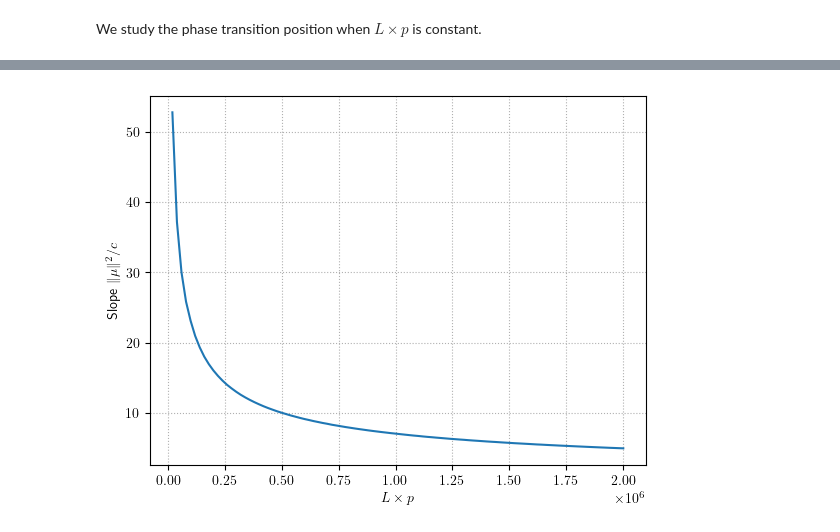
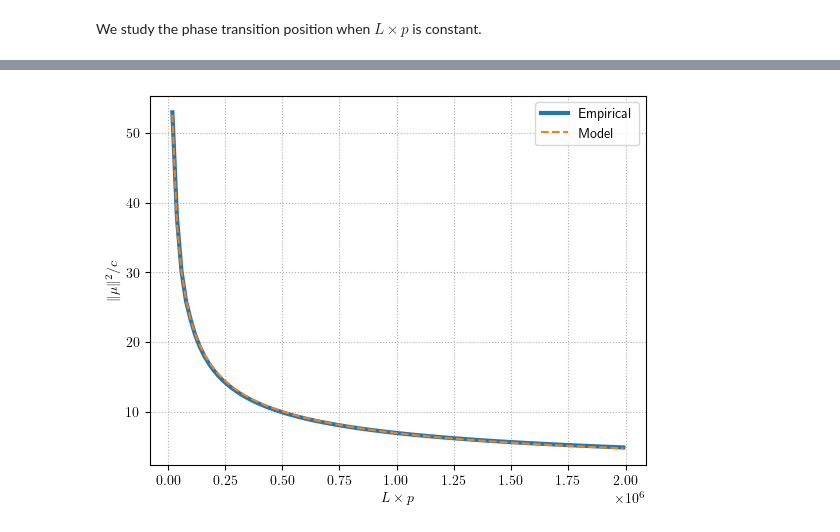
Before and after one commit to HugoLebeau/online_learning, a Jupyter notebook: Phase transition at constant memory.ipynb, the cells around one changed output, grey strips where cells are left out. Drawn from its saved outputs; the diff is of its cells as text; code cells hidden in the pictures.

```diff
--- a/Phase transition at constant memory.ipynb
+++ b/Phase transition at constant memory.ipynb
@@ -13,10 +13,8 @@ np.random.seed(14159)
 We study the phase transition position when $L \times p$ is constant.
 # %%
 n = 10000
-c_r = np.arange(1, 200+1)/100
+c_r = np.arange(0.01, 2, 0.01)
 p_r = np.round(c_r*n).astype(int)
-
-mem_size = p_r[-1]*10 # Memory size (L*p)
 # %%
 def get_pht(mem):
     L_r = np.round(mem/(c_r*n)).astype(int)
@@ -60,7 +63,8 @@ Estimated intercept:    -0.25913824445401
 # %%
-mem_r = np.linspace(p_r[-1], p_r[-1]*100, 100).astype(int)
-slope_r, intercept_r = np.zeros(100), np.zeros(100)
+N = 100
+mem_r = np.linspace(p_r[-1], p_r[-1]*N, N).astype(int)
+slope_r = np.zeros(N)
 for i, mem in enumerate(tqdm(mem_r)):
     pht_c, _, _ = get_pht(mem)
     mask = (~np.isnan(pht_c))
-    slope_r[i], intercept_r[i] = siegelslopes(pht_c[mask], x=c_r[mask])
+    slope_r[i] = (c_r[mask]@pht_c[mask])/linalg.norm(c_r[mask])**2
@@ -66,0 +73,7 @@ for i, mem in enumerate(tqdm(mem_r)):
+# %%
+x = 1/np.sqrt(mem_r)
+y = slope_r
+
+det = N*linalg.norm(x)**2-np.sum(x)**2
+alpha = (N*(x@y)-np.sum(x)*np.sum(y))/det
+beta = (np.sum(y)*linalg.norm(x)**2-np.sum(x)*(x@y))/det
@@ -67,8 +87,10 @@ for i, mem in enumerate(tqdm(mem_r)):
 # %%
-plt.plot(mem_r, slope_r)
+plt.plot(mem_r, slope_r, lw=3, label="Empirical")
+plt.plot(mem_r, alpha/np.sqrt(mem_r)+beta, ls='--', label="Model")
 plt.grid(ls=':')
 plt.xlabel("$L \\times p$")
-plt.ylabel("Slope $\\| \\mu \\|^2 / c$")
+plt.ylabel("$\\| \\mu \\|^2 / c$")
+plt.legend()
 plt.show()
 # %% [output]
-[figure, old version]
+[figure, new version]
```
Also changed, not shown: parts of 10 cells of this notebook.
